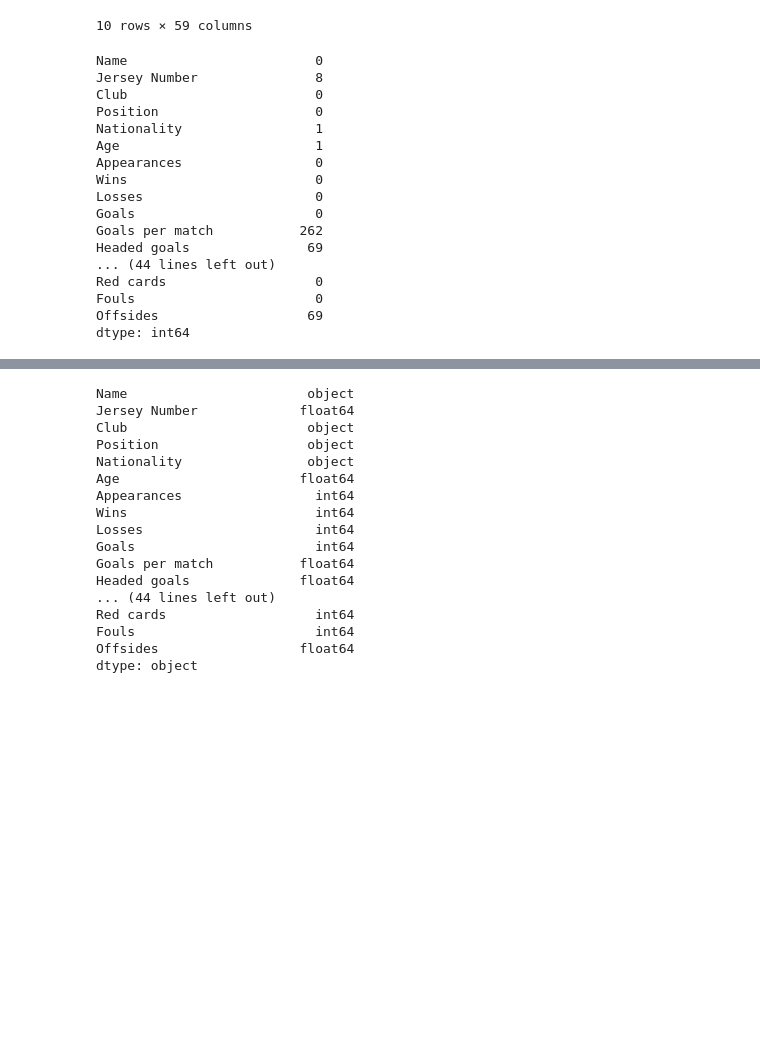
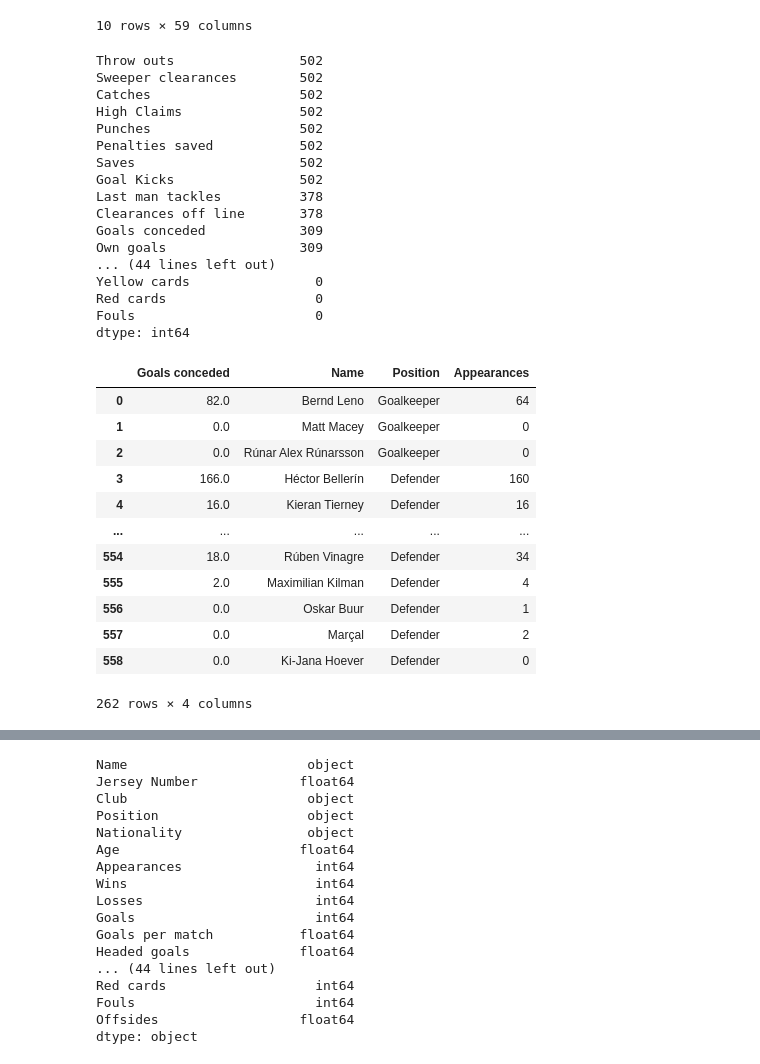
Before and after one commit to Prayush77/EDA_Premier_League_Players, a Jupyter notebook: src/main.ipynb, the cells around one changed output, grey strips where cells are left out. Cells and saved outputs as stored; diff of their text form; code cells hidden in the pictures; blank space fills up the shorter version.

```diff
--- a/src/main.ipynb
+++ b/src/main.ipynb
@@ -26,20 +28,36 @@ df.head(10)
 # %%
-df.isnull().sum()
+df.isnull().sum().sort_values(ascending=False)
 # %% [output]
-Name                        0
-Jersey Number               8
-Club                        0
-Position                    0
-Nationality                 1
-Age                         1
-Appearances                 0
-Wins                        0
-Losses                      0
-Goals                       0
-Goals per match           262
-Headed goals               69
+Throw outs                502
+Sweeper clearances        502
+Catches                   502
+High Claims               502
+Punches                   502
+Penalties saved           502
+Saves                     502
+Goal Kicks                502
+Last man tackles          378
+Clearances off line       378
+Goals conceded            309
+Own goals                 309
 ... (44 lines left out)
+Yellow cards                0
 Red cards                   0
 Fouls                       0
-Offsides                   69
 dtype: int64
+# %%
+df[df['Goals conceded'].notnull()][['Goals conceded','Name','Position','Appearances']]
+# %% [output]
+|  | Goals conceded | Name | Position | Appearances |
+| 0 | 82.0 | Bernd Leno | Goalkeeper | 64 |
+| 1 | 0.0 | Matt Macey | Goalkeeper | 0 |
+| 2 | 0.0 | Rúnar Alex Rúnarsson | Goalkeeper | 0 |
+| 3 | 166.0 | Héctor Bellerín | Defender | 160 |
+| 4 | 16.0 | Kieran Tierney | Defender | 16 |
+| ... | ... | ... | ... | ... |
+| 554 | 18.0 | Rúben Vinagre | Defender | 34 |
+| 555 | 2.0 | Maximilian Kilman | Defender | 4 |
+| 556 | 0.0 | Oskar Buur | Defender | 1 |
+| 557 | 0.0 | Marçal | Defender | 2 |
+| 558 | 0.0 | Ki-Jana Hoever | Defender | 0 |
+262 rows × 4 columns
```
Also changed, not shown: parts of 6 cells of this notebook.
